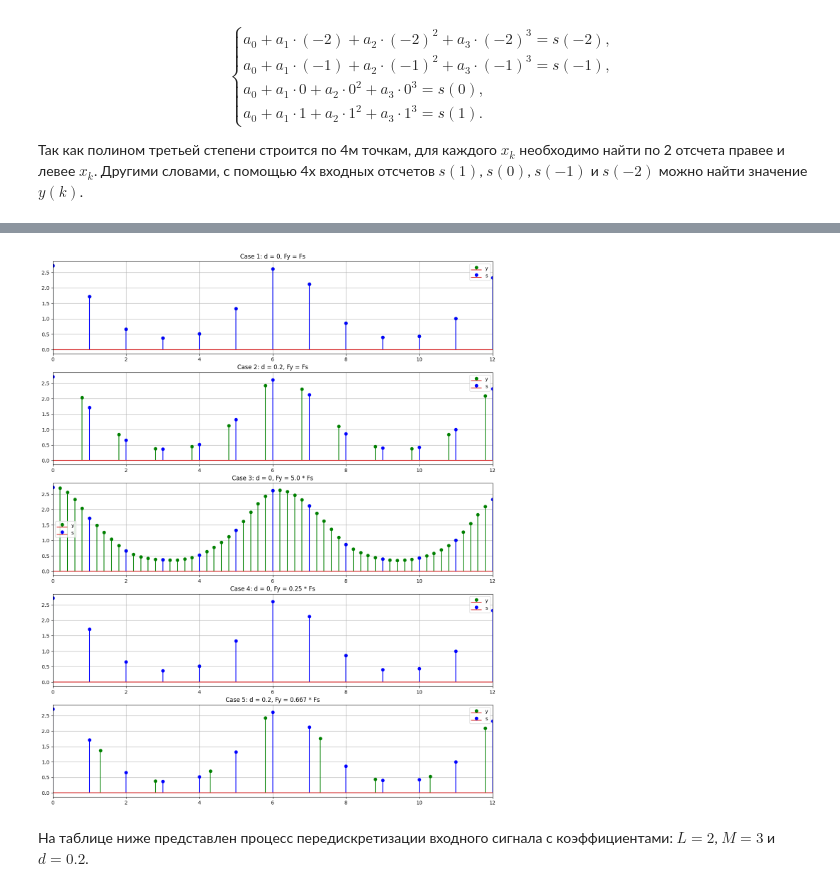
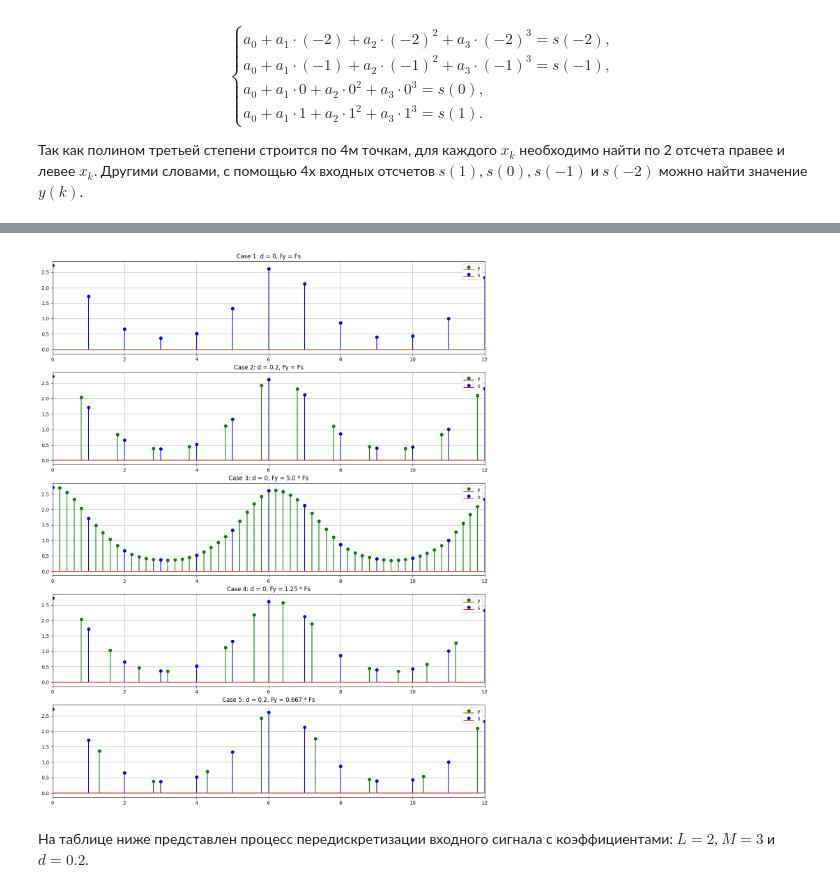
Before and after one commit to hukenovs/dsp-theory, a Jupyter notebook: src/dsp_theory_12_filter_farrow.ipynb, the cells around one changed output, grey strips where cells are left out. Saved outputs shown, nothing was run; the diff lists cells and outputs as text; code cells hidden in the pictures.

```diff
--- a/src/dsp_theory_12_filter_farrow.ipynb
+++ b/src/dsp_theory_12_filter_farrow.ipynb
@@ -167,8 +169,24 @@ ___
 # %%
 from tabulate import tabulate
 # %%
-def get_output_signal(d, s, L, M, len_y):
-    coef = L / M
+def get_output_signal(d, s, l, m, len_y):
+    """
+    Get resampled signal
+
+    Parameters
+    ----------
+    d : float
+        Delay value
+    s:  numpy.ndarray
+        Expanded input signal
+    l : int
+        Fractional coefficient numerator
+    m : int
+        Fractional coefficient denominator
+    len_y : int
+        Output signal length
+    """
+    coef = l / m
 
     xy, y, strings = [], [], []
     for k in range(len_y):
@@ -186,37 +204,57 @@ def get_output_signal(d, s, L, M, len_y):
         strings.append([k, n - 2, x_k, delta_k, s[n - 3], s[n - 2], s[n - 1], s[n], y[-1]])
     return xy, y, strings
 # %%
-def farrow_resample(d, L, M, num, Fs=1, N=15, get_strings=False):
-    coef = L / M
+def farrow_resample(d, l, m, num, fs=1, n=15, get_strings=False):
+    """
+    Farrow signal resampling  and visualization
 
-    xs = np.arange(0, N, Fs)
+    Parameters
+    ----------
+    d : float
+        Delay value
+    l : int
+        Fractional coefficient numerator
+    m : int
+        Fractional coefficient denominator
+    num : int
+        Graph number
+    fs : int
+        Input sygnal frequency
+    n: int
+        Number of points for signal (same as period)
+    get_strings: bool
+        Information recieve flag
+    """
+    coef = l / m
+
+    xs = np.arange(0, n, fs)
     s = np.exp(np.cos(xs))
     s_expanded = np.concatenate((np.array([0., 0.]), s, np.array([0., 0.])))
 
     len_y = int(np.floor(len(s) * coef))
-    xy, y, strings = get_output_signal(d, s_expanded, L, M, len_y)
+    xy, y, strings = get_output_signal(d, s_expanded, l, m, len_y)
 
     if get_strings:
         return strings
 
     plt.subplot(5, 1, num)
-    Fy_text = f'Fy = {round(coef, 3)} * Fs' if coef != 1 else 'Fy = Fs'
-    plt.title(f'Case {num}: d = {d}, {Fy_text}')
+    fy_text = f'Fy = {round(coef, 3)} * Fs' if coef != 1 else 'Fy = Fs'
+    plt.title(f'Case {num}: d = {d}, {fy_text}')
     plt.stem(xy, y, 'g', markerfmt='go', label='y')
     plt.stem(xs, s, 'b', markerfmt='bo', label='s')
     plt.xlim([0, 12])
     plt.legend()
     plt.grid()
 
 fig = plt.figure(figsize=(16, 20), dpi=100)
 
-farrow_resample(d=0, L=1, M=1, num=1)
-farrow_resample(d=0.2, L=1, M=1, num=2)
-farrow_resample(d=0, L=5, M=1, num=3)
-farrow_resample(d=0, L=1, M=4, num=4)
-farrow_resample(d=0.2, L=2, M=3, num=5)
+farrow_resample(d=0, l=1, m=1, num=1)
+farrow_resample(d=0.2, l=1, m=1, num=2)
+farrow_resample(d=0, l=5, m=1, num=3)
+farrow_resample(d=0, l=5, m=4, num=4)
+farrow_resample(d=0.2, l=2, m=3, num=5)
 # %% [output]
-[figure, old version]
+[figure, new version]
 # %% [markdown]
 На таблице ниже представлен процесс передискретизации входного сигнала с коэффициентами: $L = 2$, $M = 3$ и $d = 0.2$.
 # %%
```
Also changed, not shown: parts of 7 cells of this notebook, 2 other files.
